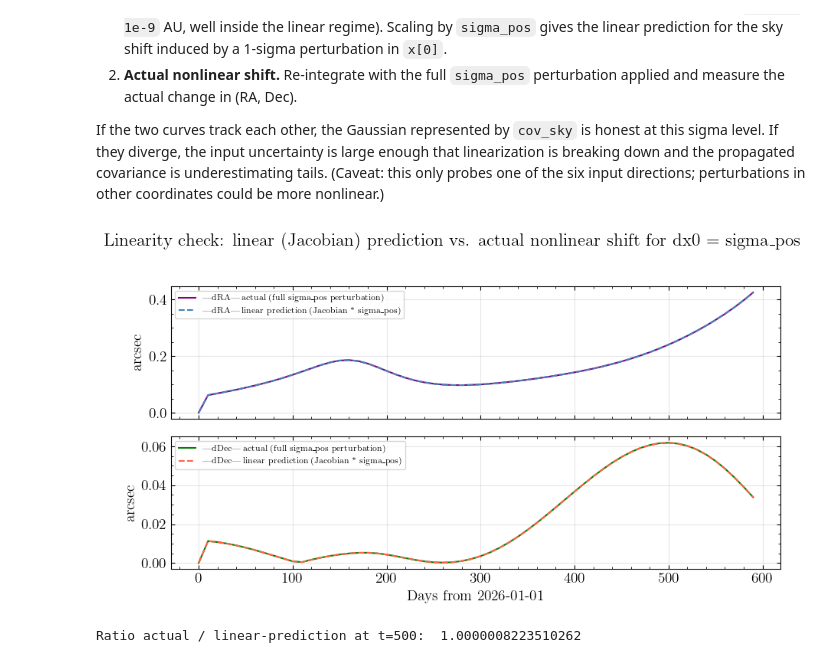
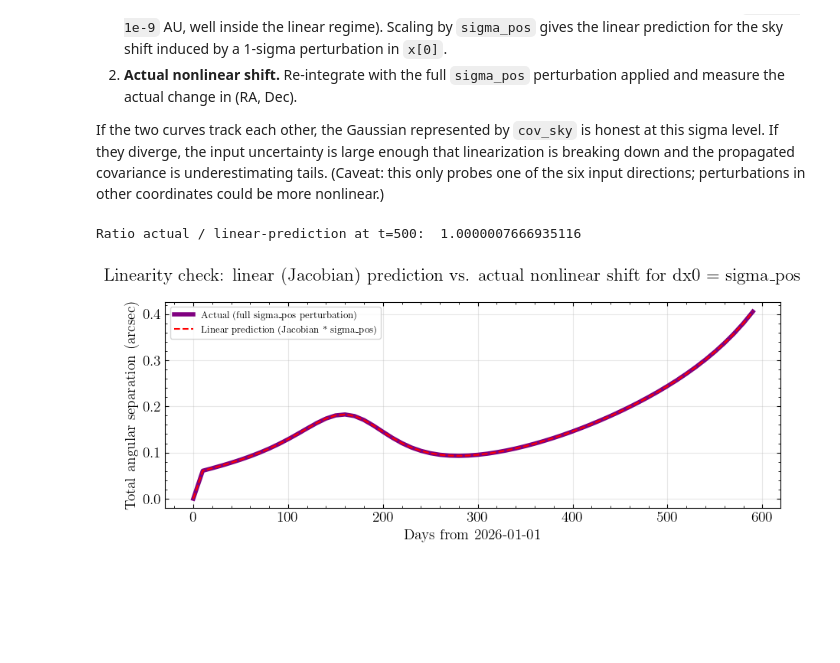
Before and after one commit to ben-cassese/jorbit, a Jupyter notebook: docs/tutorials/covariance_propagation.ipynb, the cells around one changed output. Cells and saved outputs as stored; diff of their text form; code cells hidden in the pictures; blank space fills up the shorter version.

```diff
--- a/docs/tutorials/covariance_propagation.ipynb
+++ b/docs/tutorials/covariance_propagation.ipynb
@@ -197,68 +197,52 @@ If the two curves track each other, the Gaussian represented by `cov_sky` is hon
 # %%
 tiny = 1e-9  # AU (much smaller than sigma_pos, squarely in the linear regime)
 cs_tiny = p.cartesian_state.replace(x=p.cartesian_state.x.at[0, 0].add(tiny))
 eph_tiny = p.ephemeris(times, "kitt peak", state=cs_tiny)
 J_ra_x0 = (np.array(eph_tiny.ra.rad) - ra) / tiny
 J_dec_x0 = (np.array(eph_tiny.dec.rad) - dec) / tiny
 
-# Linear (Jacobian-based) prediction of the shift from a sigma_pos perturbation in x[0].
-pred_delta_ra_asec = np.abs(J_ra_x0 * sigma_pos) * RAD2ARCSEC
-pred_delta_dec_asec = np.abs(J_dec_x0 * sigma_pos) * RAD2ARCSEC
+# Linear (Jacobian-based) prediction: tangent-plane magnitude of the Jacobian column
+# scaled by sigma_pos. The cos(dec) factor converts coordinate RA to on-sky arcsec.
+pred_sep_asec = (
+    sigma_pos * np.sqrt((J_ra_x0 * np.cos(dec)) ** 2 + J_dec_x0**2) * RAD2ARCSEC
+)
 
-# Actual nonlinear shift from the same sigma_pos perturbation.
+# Actual nonlinear shift: great-circle separation between nominal and perturbed trajectories.
 cs_pert = p.cartesian_state.replace(x=p.cartesian_state.x.at[0, 0].add(sigma_pos))
 eph_pert = p.ephemeris(times, "kitt peak", state=cs_pert)
-actual_delta_ra_asec = np.abs(np.array(eph_pert.ra.rad) - ra) * RAD2ARCSEC
-actual_delta_dec_asec = np.abs(np.array(eph_pert.dec.rad) - dec) * RAD2ARCSEC
+actual_sep_asec = np.array(result[0].separation(eph_pert).arcsec)
 
-fig, axes = plt.subplots(2, 1, figsize=(9, 5), sharex=True)
+fig, ax = plt.subplots(figsize=(9, 4))
 
-axes[0].plot(
+ax.plot(
     days,
-    actual_delta_ra_asec,
-    label="|dRA| actual (full sigma_pos perturbation)",
+    actual_sep_asec,
+    label="Actual (full sigma_pos perturbation)",
     color="purple",
+    lw=4,
 )
-axes[0].plot(
+ax.plot(
     days,
-    pred_delta_ra_asec,
-    label="|dRA| linear prediction (Jacobian * sigma_pos)",
-    color="steelblue",
+    pred_sep_asec,
+    label="Linear prediction (Jacobian * sigma_pos)",
+    color="r",
     ls="--",
 )
-axes[0].set_ylabel("arcsec")
-axes[0].legend(fontsize=8)
-axes[0].grid(True, alpha=0.3)
-
-axes[1].plot(
-    days,
-    actual_delta_dec_asec,
-    label="|dDec| actual (full sigma_pos perturbation)",
-    color="green",
-)
-axes[1].plot(
-    days,
-    pred_delta_dec_asec,
-    label="|dDec| linear prediction (Jacobian * sigma_pos)",
-    color="tomato",
-    ls="--",
-)
-axes[1].set_ylabel("arcsec")
-axes[1].set_xlabel("Days from 2026-01-01")
-axes[1].legend(fontsize=8)
-axes[1].grid(True, alpha=0.3)
+ax.set_ylabel("Total angular separation (arcsec)")
+ax.set_xlabel("Days from 2026-01-01")
+ax.legend(fontsize=9)
+ax.grid(True, alpha=0.3)
 
 fig.suptitle(
     "Linearity check: linear (Jacobian) prediction vs. actual nonlinear shift for dx0 = sigma_pos",
-    y=1.01,
+    y=0.95,
 )
 fig.tight_layout()
-plt.show()
 
 print(
     "Ratio actual / linear-prediction at t=500: ",
-    actual_delta_ra_asec[-1] / pred_delta_ra_asec[-1],
+    actual_sep_asec[-1] / pred_sep_asec[-1],
 )
 # %% [output]
+Ratio actual / linear-prediction at t=500:  1.0000007666935116
-[figure, old version]
+[figure, new version]
-Ratio actual / linear-prediction at t=500:  1.0000008223510262
```
Also changed, not shown: parts of 1 cell of this notebook.
